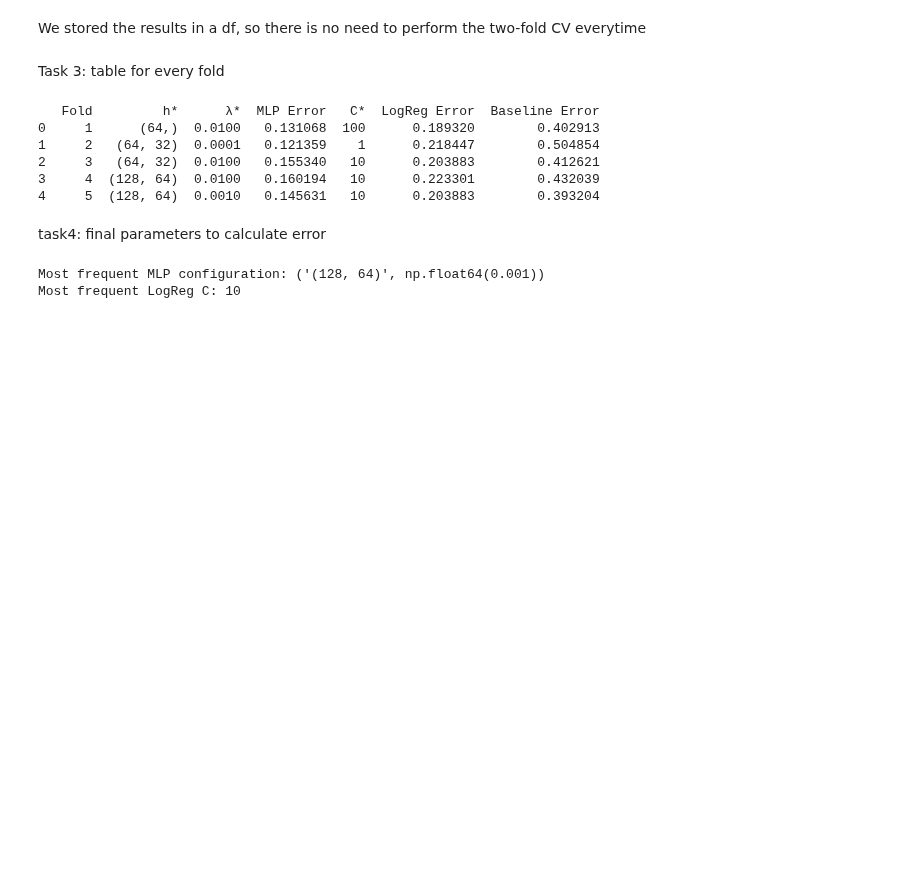
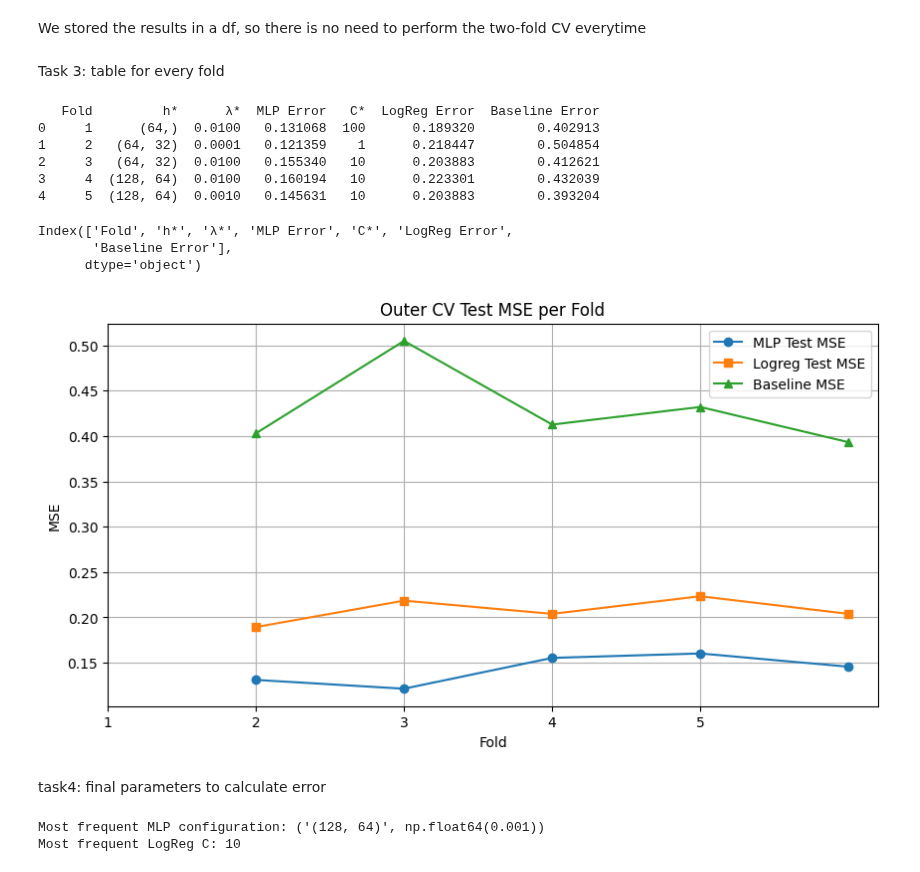
Before and after one commit to chrisd314/02452_Machine_Learning_Project_Fall_2025, a Jupyter notebook: ML Assignment 2 - Classification.ipynb, the cells around one changed output. Cells and saved outputs as stored; diff of their text form; code cells hidden in the pictures; blank space fills up the shorter version.

Commit message:
graph classification

```diff
--- a/ML Assignment 2 - Classification.ipynb
+++ b/ML Assignment 2 - Classification.ipynb
@@ -244,6 +244,31 @@ print(results_df)
 2     3   (64, 32)  0.0100   0.155340   10      0.203883        0.412621
 3     4  (128, 64)  0.0100   0.160194   10      0.223301        0.432039
 4     5  (128, 64)  0.0010   0.145631   10      0.203883        0.393204
+# %%
+results_df.columns
+# %% [output]
+Index(['Fold', 'h*', 'λ*', 'MLP Error', 'C*', 'LogReg Error',
+       'Baseline Error'],
+      dtype='object')
+# %%
+folds = results_df['Fold'].values
+mlp_mse = results_df['MLP Error'].values
+baseline_mse = results_df['Baseline Error'].values
+logreg_mse = results_df['LogReg Error'].values
+
+plt.figure(figsize=(10,5))
+plt.plot(folds+1, mlp_mse, marker='o', label='MLP Test MSE')
+plt.plot(folds+1, logreg_mse, marker='s', label='Logreg Test MSE')
+plt.plot(folds+1, baseline_mse, marker='^', label='Baseline MSE')
+plt.xlabel('Fold')
+plt.ylabel('MSE')
+plt.title('Outer CV Test MSE per Fold')
+plt.xticks(folds)
+plt.grid(True)
+plt.legend()
+plt.show()
+# %% [output]
+[figure, added]
 # %% [markdown]
 task4: final parameters to calculate error
 # %%
```
